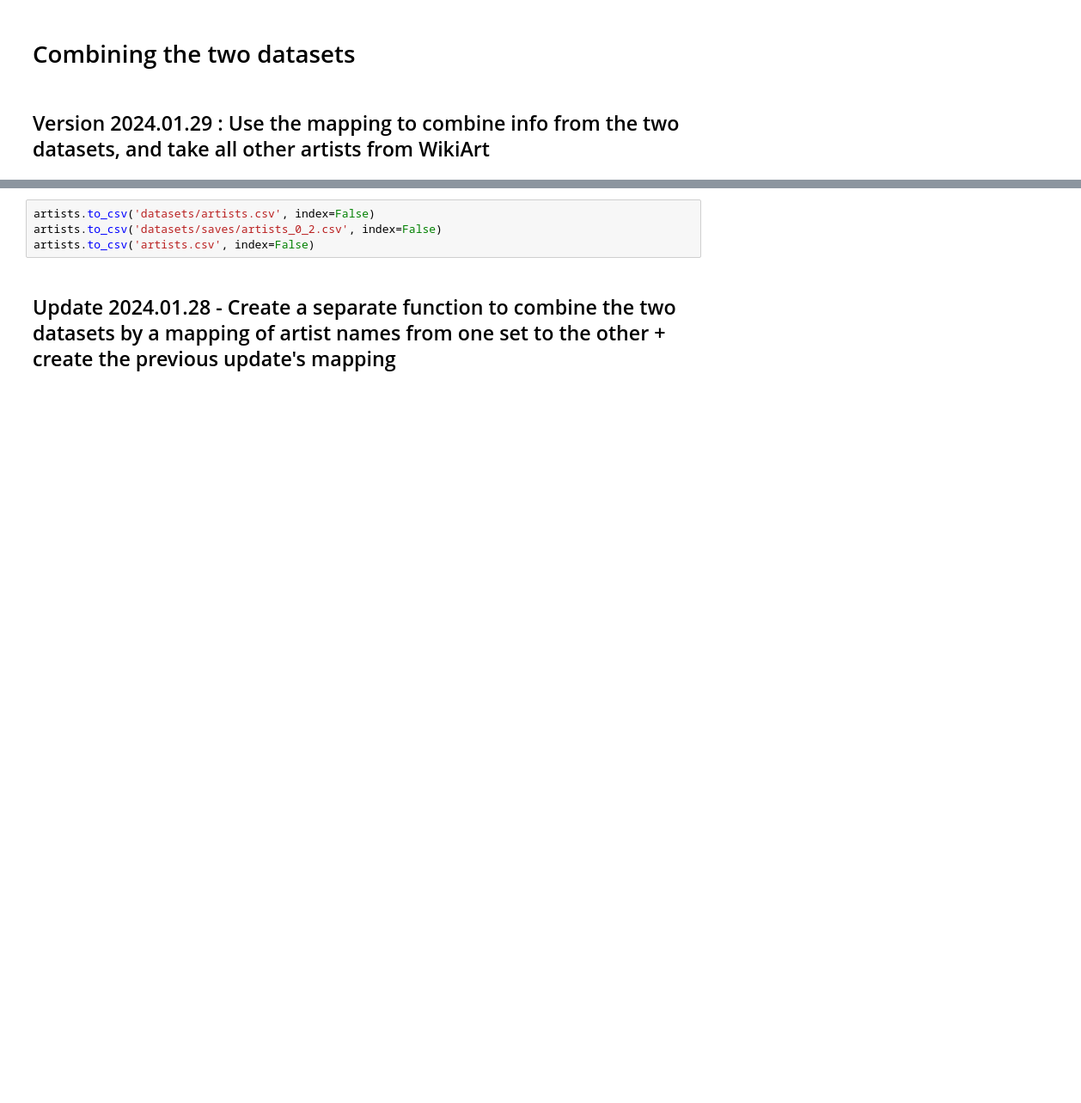
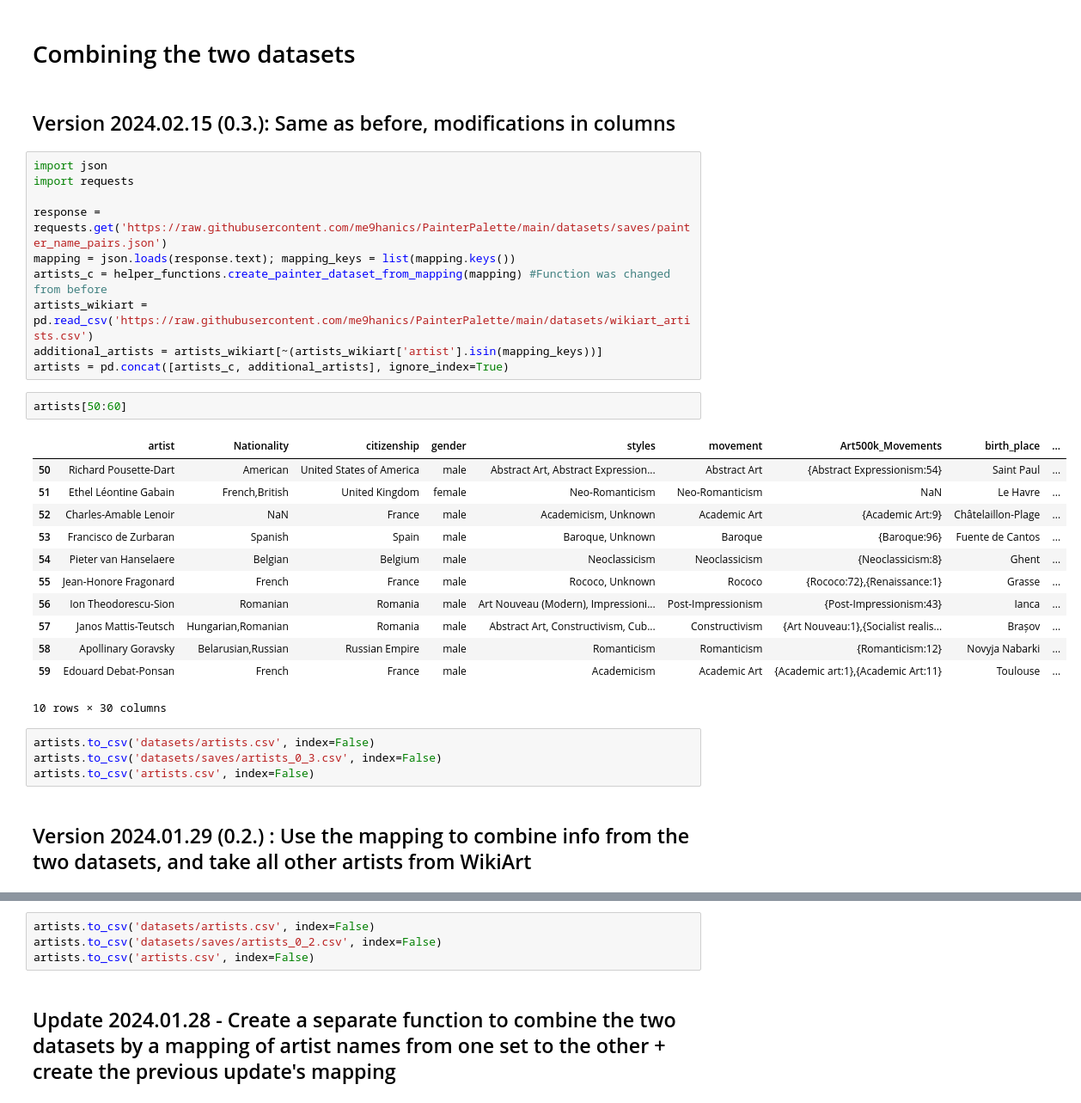
Before and after one commit to me9hanics/PainterPalette, a Jupyter notebook: datasets_notebook.ipynb, the cells around one changed output, grey strips where cells are left out. Shown at 86% size. Saved outputs shown, nothing was run; the diff lists cells and outputs as text; blank space fills up the shorter version.

```diff
--- a/datasets_notebook.ipynb
+++ b/datasets_notebook.ipynb
@@ -71,8 +69,39 @@ art500k_artists[0:7]
 | 6 | Claude Monet | French | NaN | {Modern art:3},{Impressionism:1340} | Gustave Courbet,Charles-Francois ... | Childe Hassam,Robert Delaunay,Was... | NaN | Eugene Boudin,Charles Gleyre, | ... |
 # %% [markdown]
 # Combining the two datasets
+# %% [markdown]
+## Version 2024.02.15 (0.3.): Same as before, modifications in columns
+# %%
+import json
+import requests
+
+response = requests.get('https://raw.githubusercontent.com/me9hanics/PainterPalette/main/datasets/saves/painter_name_pairs.json')
+mapping = json.loads(response.text); mapping_keys = list(mapping.keys())
+artists_c = helper_functions.create_painter_dataset_from_mapping(mapping) #Function was changed from before
+artists_wikiart = pd.read_csv('https://raw.githubusercontent.com/me9hanics/PainterPalette/main/datasets/wikiart_artists.csv')
+additional_artists = artists_wikiart[~(artists_wikiart['artist'].isin(mapping_keys))]
+artists = pd.concat([artists_c, additional_artists], ignore_index=True)
+# %%
+artists[50:60]
+# %% [output]
+|  | artist | Nationality | citizenship | gender | styles | movement | Art500k_Movements | birth_place | ... |
+| 50 | Richard Pousette-Dart | American | United States of America | male | Abstract Art, Abstract Expression... | Abstract Art | {Abstract Expressionism:54} | Saint Paul | ... |
+| 51 | Ethel Léontine Gabain | French,British | United Kingdom | female | Neo-Romanticism | Neo-Romanticism | NaN | Le Havre | ... |
+| 52 | Charles-Amable Lenoir | NaN | France | male | Academicism, Unknown | Academic Art | {Academic Art:9} | Châtelaillon-Plage | ... |
+| 53 | Francisco de Zurbaran | Spanish | Spain | male | Baroque, Unknown | Baroque | {Baroque:96} | Fuente de Cantos | ... |
+| 54 | Pieter van Hanselaere | Belgian | Belgium | male | Neoclassicism | Neoclassicism | {Neoclassicism:8} | Ghent | ... |
+| 55 | Jean-Honore Fragonard | French | France | male | Rococo, Unknown | Rococo | {Rococo:72},{Renaissance:1} | Grasse | ... |
+| 56 | Ion Theodorescu-Sion | Romanian | Romania | male | Art Nouveau (Modern), Impressioni... | Post-Impressionism | {Post-Impressionism:43} | Ianca | ... |
+| 57 | Janos Mattis-Teutsch | Hungarian,Romanian | Romania | male | Abstract Art, Constructivism, Cub... | Constructivism | {Art Nouveau:1},{Socialist realis... | Brașov | ... |
+| 58 | Apollinary Goravsky | Belarusian,Russian | Russian Empire | male | Romanticism | Romanticism | {Romanticism:12} | Novyja Nabarki | ... |
+| 59 | Edouard Debat-Ponsan | French | France | male | Academicism | Academic Art | {Academic art:1},{Academic Art:11} | Toulouse | ... |
+10 rows × 30 columns
+# %%
+artists.to_csv('datasets/artists.csv', index=False)
+artists.to_csv('datasets/saves/artists_0_3.csv', index=False)
+artists.to_csv('artists.csv', index=False)
 # %% [markdown]
-## Version 2024.01.29 : Use the mapping to combine info from the two datasets, and take all other artists from WikiArt
+## Version 2024.01.29 (0.2.) : Use the mapping to combine info from the two datasets, and take all other artists from WikiArt
 # %%
 import json
 import requests
```
Also changed, not shown: parts of 10 cells of this notebook, 2 other files.
